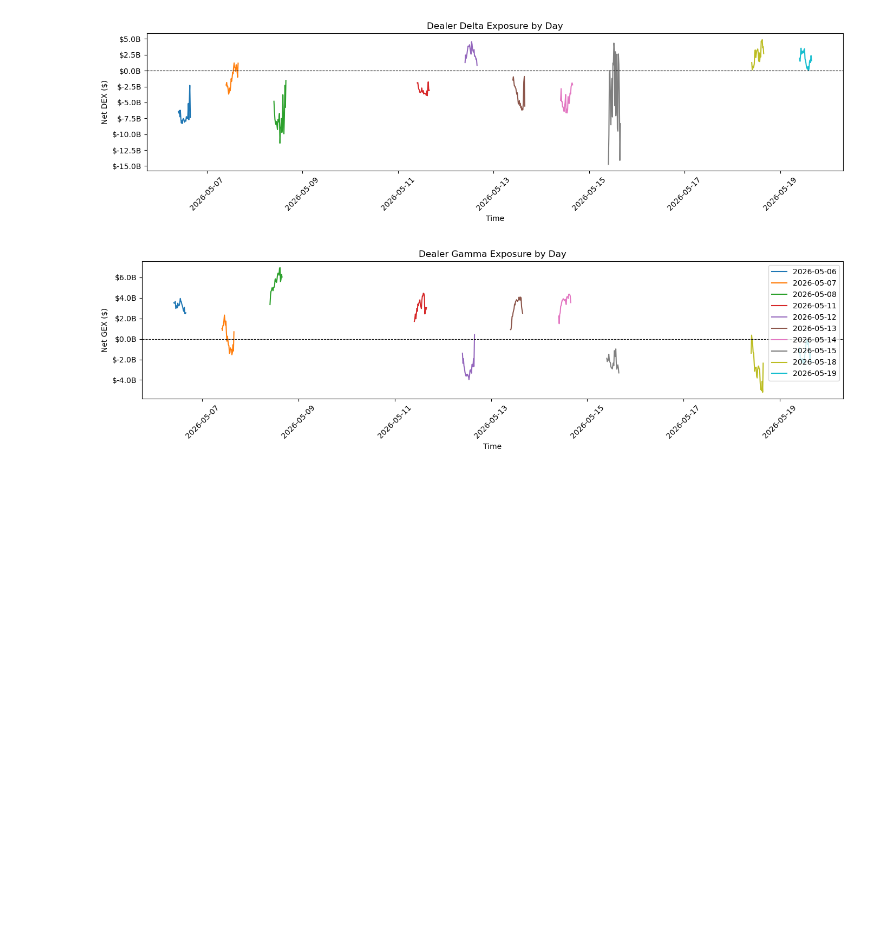
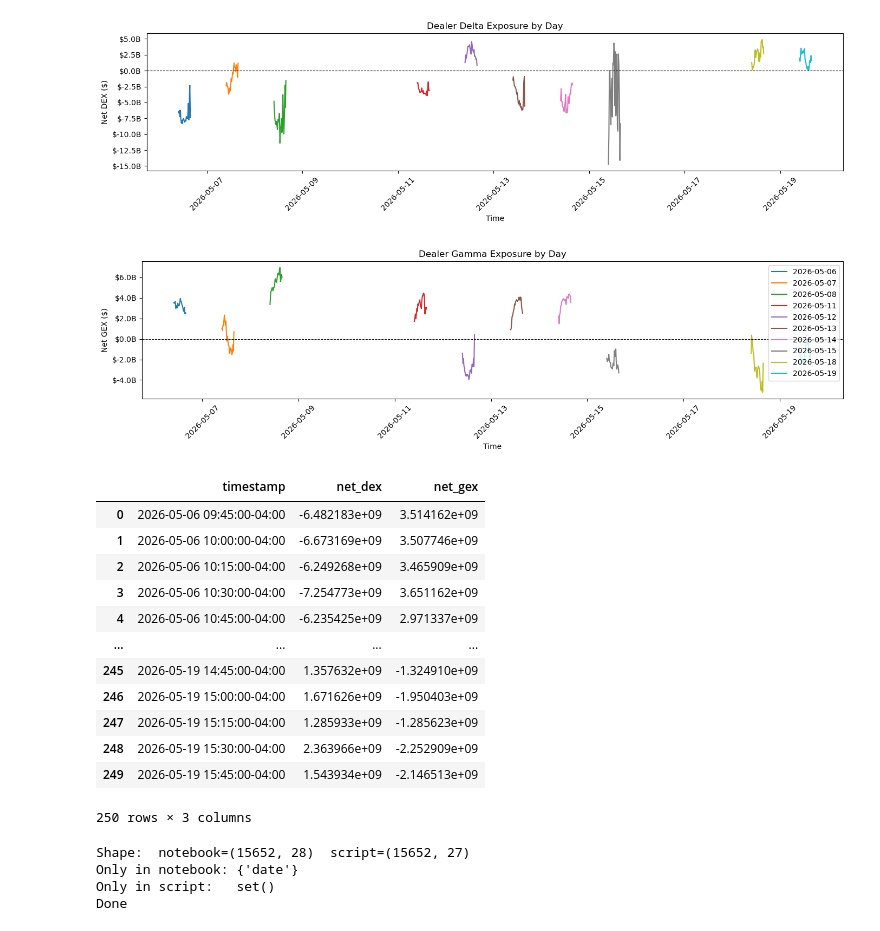
Before and after one commit to lezhou6/0dte-options-strategy, a Jupyter notebook: notebooks/05_exposure.ipynb, the cells around one changed output. Saved outputs shown, nothing was run; the diff lists cells and outputs as text; code cells hidden in the pictures; blank space fills up the shorter version.

```diff
--- a/notebooks/05_exposure.ipynb
+++ b/notebooks/05_exposure.ipynb
@@ -55,3 +55,52 @@ plt.tight_layout()
 plt.show()
 # %% [output]
 [figure]
+# %%
+exposure = dex_by_time.merge(gex_by_time, on='timestamp')
+exposure
+# %% [output]
+|  | timestamp | net_dex | net_gex |
+| 0 | 2026-05-06 09:45:00-04:00 | -6.482183e+09 | 3.514162e+09 |
+| 1 | 2026-05-06 10:00:00-04:00 | -6.673169e+09 | 3.507746e+09 |
+| 2 | 2026-05-06 10:15:00-04:00 | -6.249268e+09 | 3.465909e+09 |
+| 3 | 2026-05-06 10:30:00-04:00 | -7.254773e+09 | 3.651162e+09 |
+| 4 | 2026-05-06 10:45:00-04:00 | -6.235425e+09 | 2.971337e+09 |
+| ... | ... | ... | ... |
+| 245 | 2026-05-19 14:45:00-04:00 | 1.357632e+09 | -1.324910e+09 |
+| 246 | 2026-05-19 15:00:00-04:00 | 1.671626e+09 | -1.950403e+09 |
+| 247 | 2026-05-19 15:15:00-04:00 | 1.285933e+09 | -1.285623e+09 |
+| 248 | 2026-05-19 15:30:00-04:00 | 2.363966e+09 | -2.252909e+09 |
+| 249 | 2026-05-19 15:45:00-04:00 | 1.543934e+09 | -2.146513e+09 |
+250 rows × 3 columns
+# %%
+a = df
+b = pd.read_parquet("../data/processed/spy_processed.parquet")
+
+print(f"Shape:  notebook={a.shape}  script={b.shape}")
+
+only_a = set(a.columns) - set(b.columns)
+only_b = set(b.columns) - set(a.columns)
+print(f"Only in notebook: {only_a}")
+print(f"Only in script:   {only_b}")
+
+sort_keys = ["expiration", "timestamp", "strike", "right"]
+common = [c for c in a.columns if c in b.columns]
+a_s = a[common].sort_values(sort_keys).reset_index(drop=True)
+b_s = b[common].sort_values(sort_keys).reset_index(drop=True)
+
+for col in common:
+    if pd.api.types.is_numeric_dtype(a_s[col]):
+        if not np.allclose(a_s[col].fillna(0), b_s[col].fillna(0), rtol=1e-5, atol=1e-8):
+            diff = (a_s[col] - b_s[col]).abs()
+            print(f"MISMATCH {col}: max_diff={diff.max():.6g}, mean_diff={diff.mean():.6g}")
+    else:
+        mismatches = (a_s[col] != b_s[col]).sum()
+        if mismatches:
+            print(f"MISMATCH {col}: {mismatches} rows differ")
+
+print("Done")
+# %% [output]
+Shape:  notebook=(15652, 28)  script=(15652, 27)
+Only in notebook: {'date'}
+Only in script:   set()
+Done
```
Also changed, not shown: parts of 1 cell of this notebook, 1 other file.
